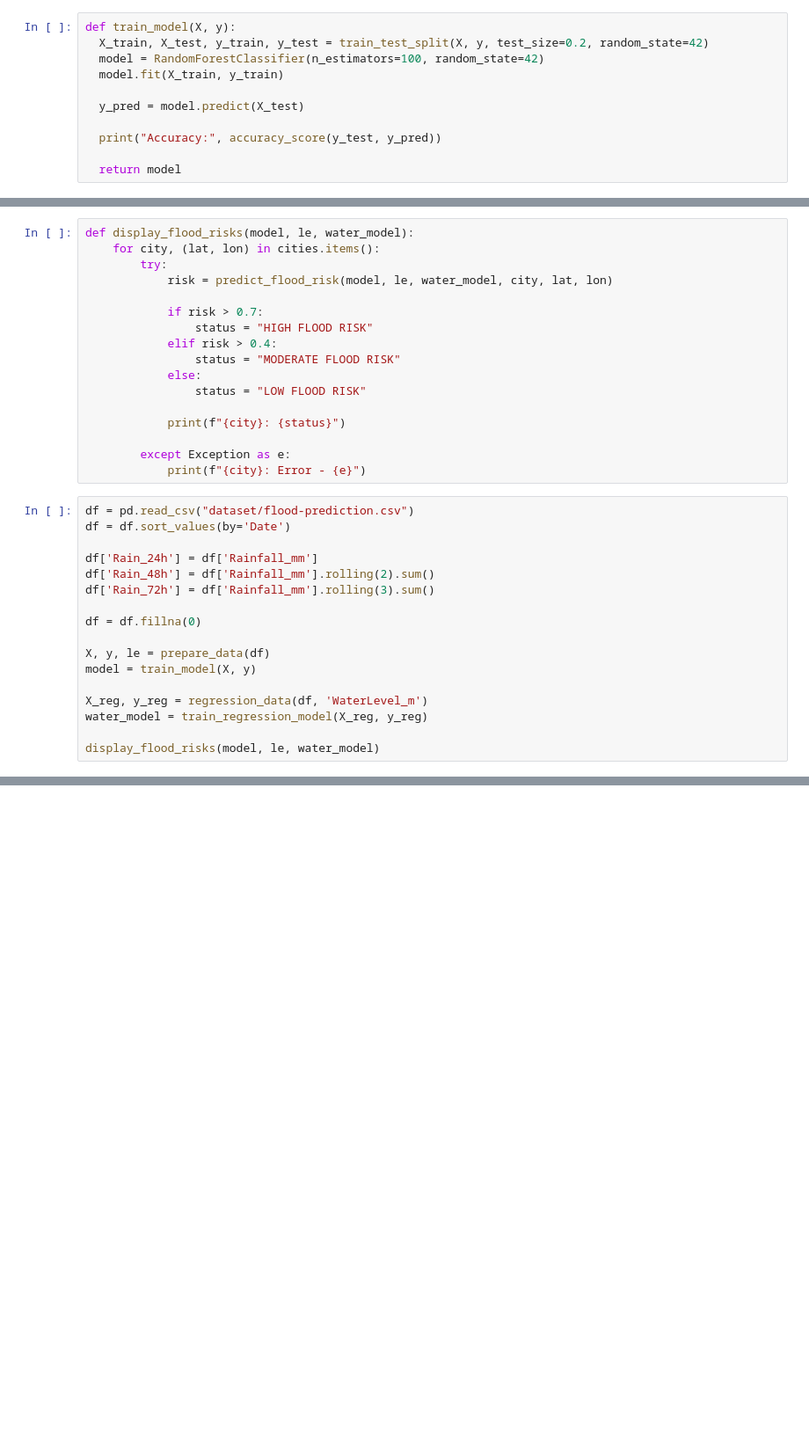
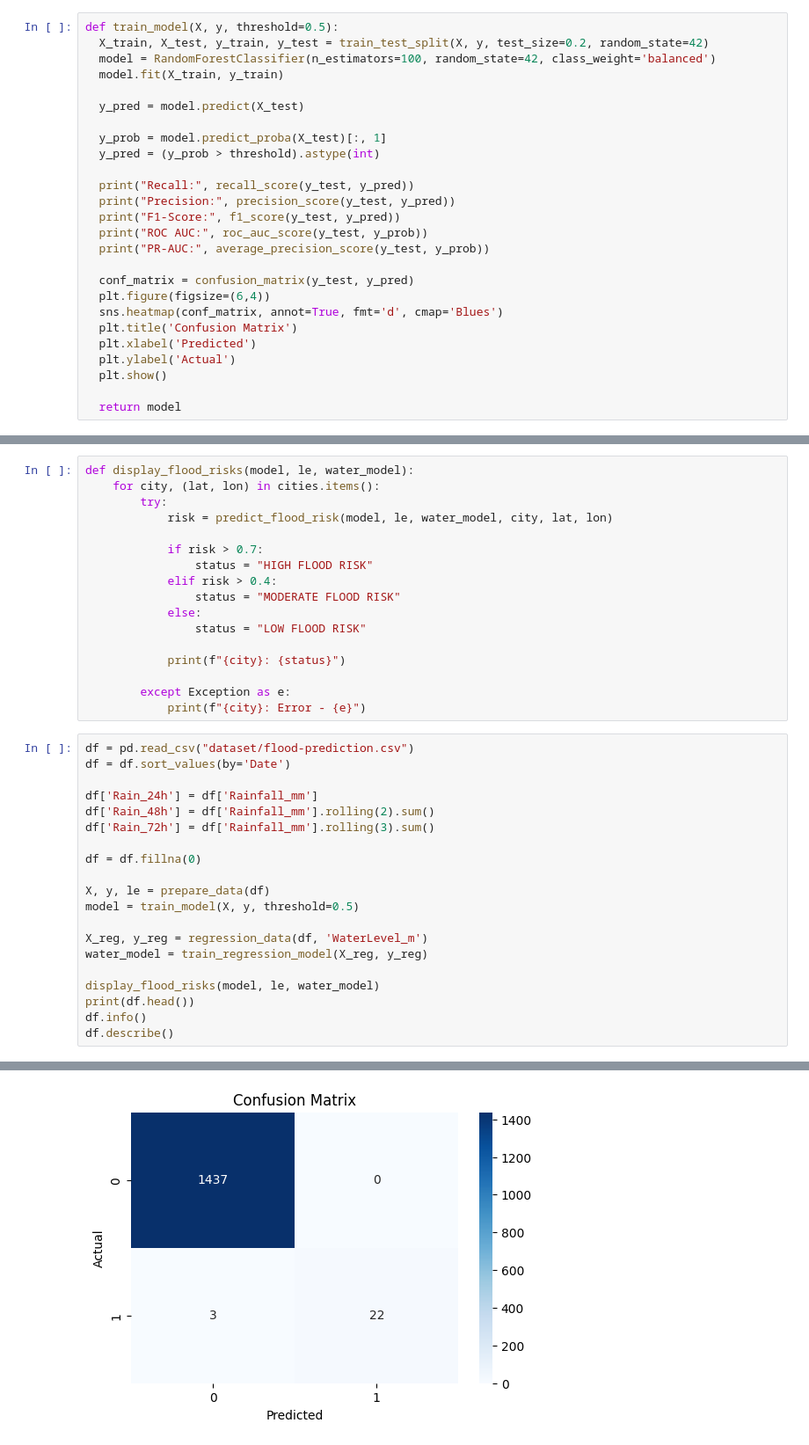
Before and after one commit to tonytoes/floodpredictor-ml, a Jupyter notebook: main.ipynb, the cells around one changed output, grey strips where cells are left out. Shown at 88% size. Drawn from its saved outputs; the diff is of its cells as text; blank space fills up the shorter version.

```diff
--- a/main.ipynb
+++ b/main.ipynb
@@ -111,12 +150,27 @@ def eda_analysis(df):
 # %%
-def train_model(X, y):
+def train_model(X, y, threshold=0.5):
   X_train, X_test, y_train, y_test = train_test_split(X, y, test_size=0.2, random_state=42)
-  model = RandomForestClassifier(n_estimators=100, random_state=42)
+  model = RandomForestClassifier(n_estimators=100, random_state=42, class_weight='balanced')
   model.fit(X_train, y_train)
 
   y_pred = model.predict(X_test)
 
-  print("Accuracy:", accuracy_score(y_test, y_pred))
+  y_prob = model.predict_proba(X_test)[:, 1]
+  y_pred = (y_prob > threshold).astype(int)
+
+  print("Recall:", recall_score(y_test, y_pred))
+  print("Precision:", precision_score(y_test, y_pred))
+  print("F1-Score:", f1_score(y_test, y_pred))
+  print("ROC AUC:", roc_auc_score(y_test, y_prob))
+  print("PR-AUC:", average_precision_score(y_test, y_prob))
+
+  conf_matrix = confusion_matrix(y_test, y_pred)
+  plt.figure(figsize=(6,4))
+  sns.heatmap(conf_matrix, annot=True, fmt='d', cmap='Blues')
+  plt.title('Confusion Matrix')
+  plt.xlabel('Predicted')
+  plt.ylabel('Actual')
+  plt.show()
 
   return model
 # %%
@@ -201,10 +255,13 @@ df['Rain_72h'] = df['Rainfall_mm'].rolling(3).sum()
 df = df.fillna(0)
 
 X, y, le = prepare_data(df)
-model = train_model(X, y)
+model = train_model(X, y, threshold=0.5)
 
 X_reg, y_reg = regression_data(df, 'WaterLevel_m')
 water_model = train_regression_model(X_reg, y_reg)
 
 display_flood_risks(model, le, water_model)
+print(df.head())
+df.info()
+df.describe()
 # %% [output]
@@ -215,0 +273 @@ Pasig: LOW FLOOD RISK
+[figure, added]
```
Also changed, not shown: parts of 8 cells of this notebook.
